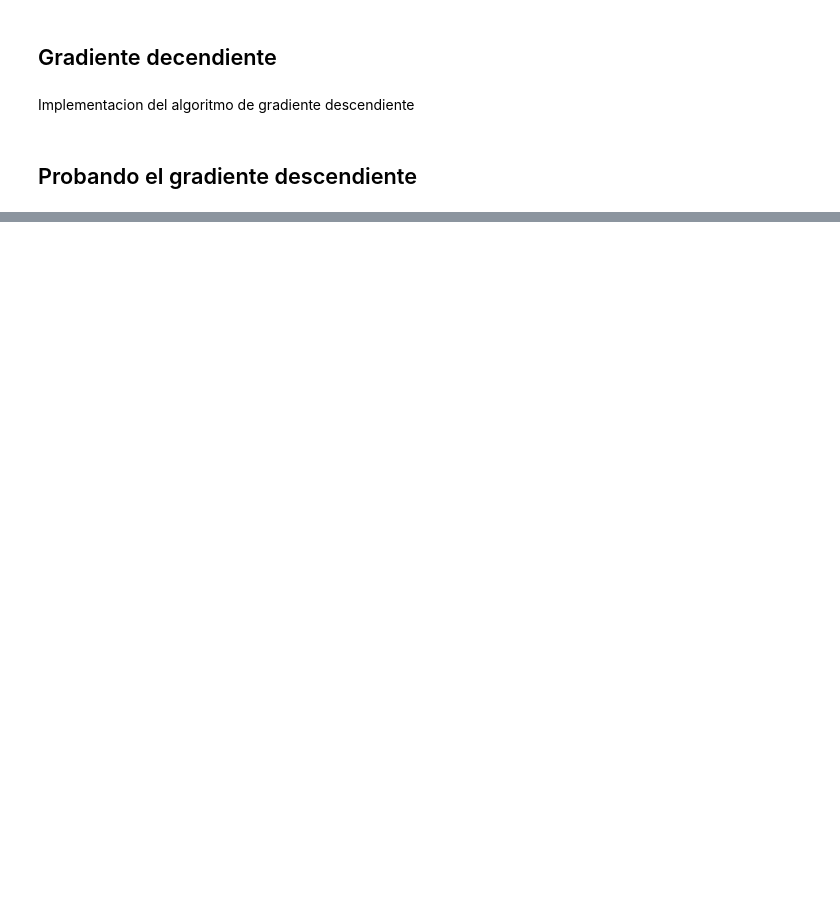
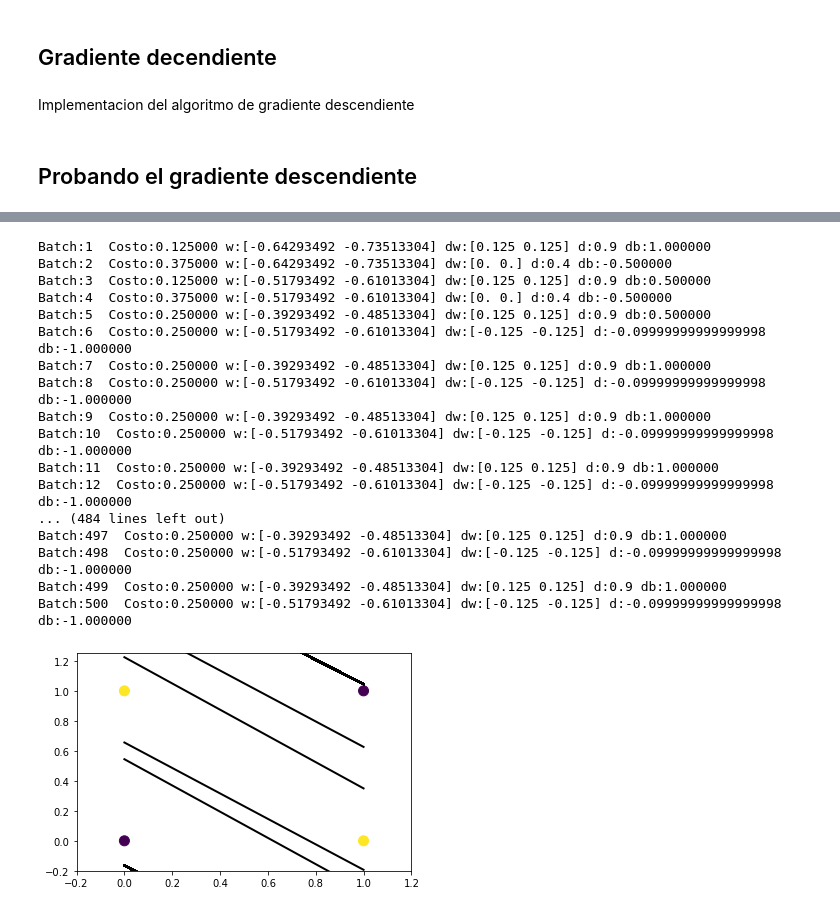
Before and after one commit to luisjba/rnp, a Jupyter notebook: perceptron_OR_gate.ipynb, the cells around one changed output, grey strips where cells are left out. Saved outputs shown, nothing was run; the diff lists cells and outputs as text; code cells hidden in the pictures; blank space fills up the shorter version.

```diff
--- a/perceptron_OR_gate.ipynb
+++ b/perceptron_OR_gate.ipynb
@@ -183,0 +233,28 @@ gard:[0.07 0.07], b:-0.070000 loss:0.125000
+# %%
+#w = np.array([0,0])
+w = np.random.uniform(-1,1, size=2)
+b = -0.1
+nu = 0.5
+max_iteraciones = 500
+
+batch_size = 1
+grad, b2, j_hist = grad_decent(x, y, w, b, nu, max_iteraciones, batch_size)
+# %% [output]
+Batch:1  Costo:0.125000 w:[-0.64293492 -0.73513304] dw:[0.125 0.125] d:0.9 db:1.000000
+Batch:2  Costo:0.375000 w:[-0.64293492 -0.73513304] dw:[0. 0.] d:0.4 db:-0.500000
+Batch:3  Costo:0.125000 w:[-0.51793492 -0.61013304] dw:[0.125 0.125] d:0.9 db:0.500000
+Batch:4  Costo:0.375000 w:[-0.51793492 -0.61013304] dw:[0. 0.] d:0.4 db:-0.500000
+Batch:5  Costo:0.250000 w:[-0.39293492 -0.48513304] dw:[0.125 0.125] d:0.9 db:0.500000
+Batch:6  Costo:0.250000 w:[-0.51793492 -0.61013304] dw:[-0.125 -0.125] d:-0.09999999999999998 db:-1.000000
+Batch:7  Costo:0.250000 w:[-0.39293492 -0.48513304] dw:[0.125 0.125] d:0.9 db:1.000000
+Batch:8  Costo:0.250000 w:[-0.51793492 -0.61013304] dw:[-0.125 -0.125] d:-0.09999999999999998 db:-1.000000
+Batch:9  Costo:0.250000 w:[-0.39293492 -0.48513304] dw:[0.125 0.125] d:0.9 db:1.000000
+Batch:10  Costo:0.250000 w:[-0.51793492 -0.61013304] dw:[-0.125 -0.125] d:-0.09999999999999998 db:-1.000000
+Batch:11  Costo:0.250000 w:[-0.39293492 -0.48513304] dw:[0.125 0.125] d:0.9 db:1.000000
+Batch:12  Costo:0.250000 w:[-0.51793492 -0.61013304] dw:[-0.125 -0.125] d:-0.09999999999999998 db:-1.000000
+... (484 lines left out)
+Batch:497  Costo:0.250000 w:[-0.39293492 -0.48513304] dw:[0.125 0.125] d:0.9 db:1.000000
+Batch:498  Costo:0.250000 w:[-0.51793492 -0.61013304] dw:[-0.125 -0.125] d:-0.09999999999999998 db:-1.000000
+Batch:499  Costo:0.250000 w:[-0.39293492 -0.48513304] dw:[0.125 0.125] d:0.9 db:1.000000
+Batch:500  Costo:0.250000 w:[-0.51793492 -0.61013304] dw:[-0.125 -0.125] d:-0.09999999999999998 db:-1.000000
+[figure, added]
```
Also changed, not shown: parts of 12 cells of this notebook.
